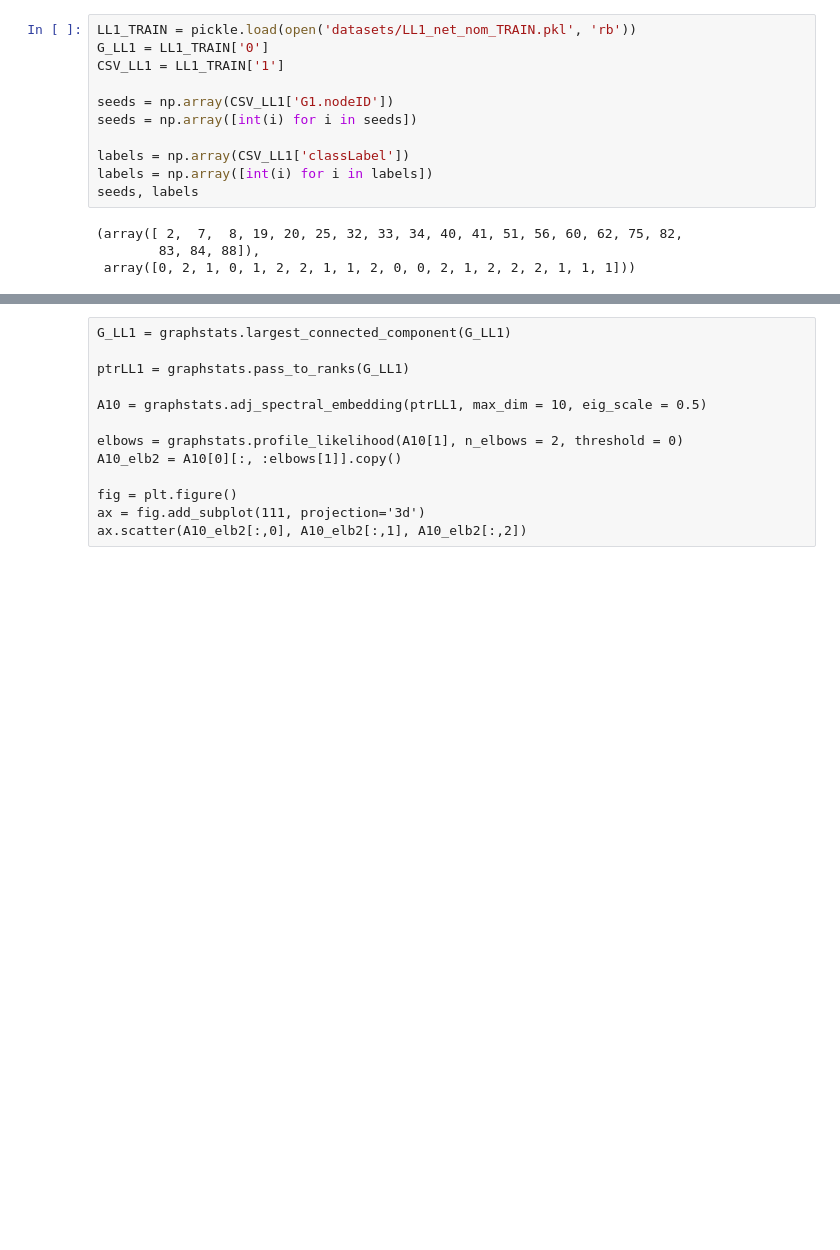
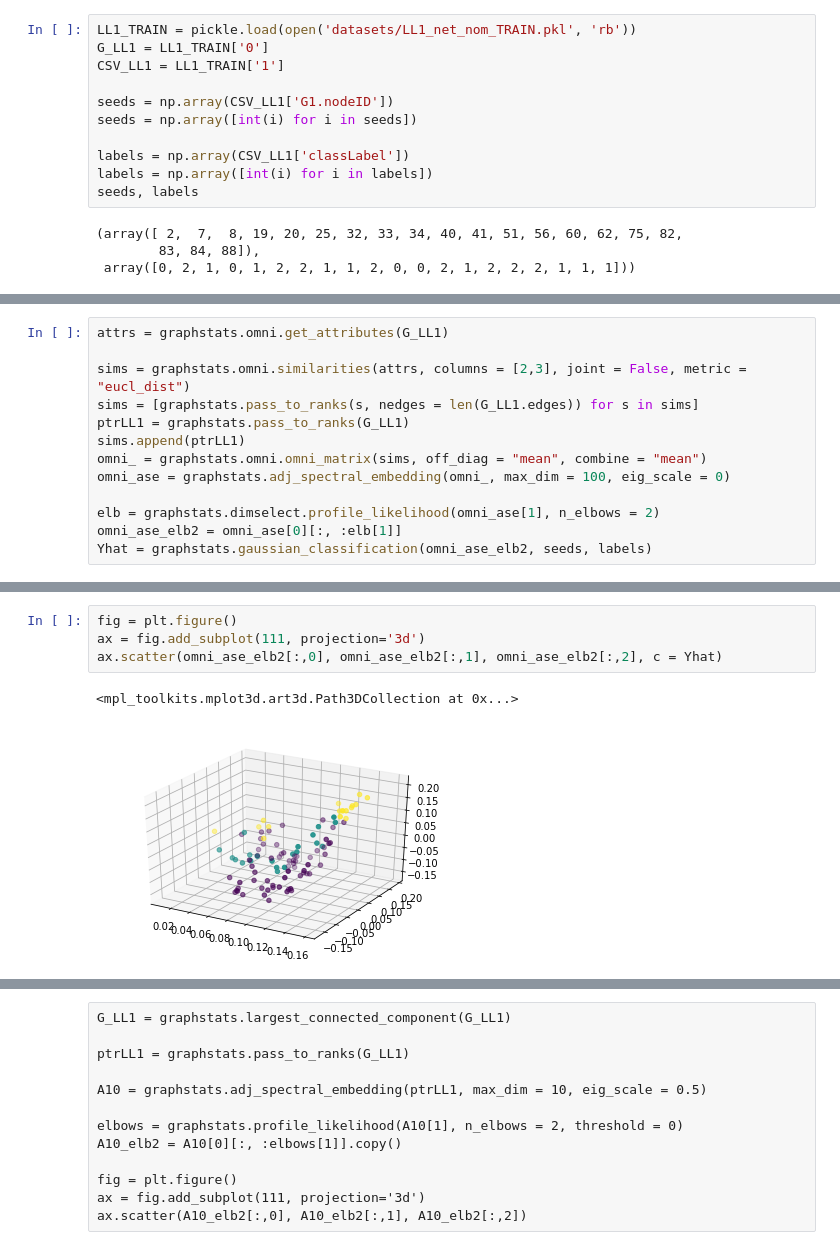
Before and after one commit to hhelm10/graphstats, a Jupyter notebook: Demo.ipynb, the cells around one changed output, grey strips where cells are left out. Cells and saved outputs as stored; diff of their text form; blank space fills up the shorter version.

Commit message:
updating priors using edge weights

```diff
--- a/Demo.ipynb
+++ b/Demo.ipynb
@@ -68,0 +45,13 @@ int('test')
+# %%
+attrs = graphstats.omni.get_attributes(G_LL1)
+
+sims = graphstats.omni.similarities(attrs, columns = [2,3], joint = False, metric = "eucl_dist")
+sims = [graphstats.pass_to_ranks(s, nedges = len(G_LL1.edges)) for s in sims]
+ptrLL1 = graphstats.pass_to_ranks(G_LL1)
+sims.append(ptrLL1)
+omni_ = graphstats.omni.omni_matrix(sims, off_diag = "mean", combine = "mean")
+omni_ase = graphstats.adj_spectral_embedding(omni_, max_dim = 100, eig_scale = 0)
+
+elb = graphstats.dimselect.profile_likelihood(omni_ase[1], n_elbows = 2)
+omni_ase_elb2 = omni_ase[0][:, :elb[1]]
+Yhat = graphstats.gaussian_classification(omni_ase_elb2, seeds, labels)
@@ -69,3 +67,10 @@ int('test')
+# %%
+fig = plt.figure()
+ax = fig.add_subplot(111, projection='3d')
+ax.scatter(omni_ase_elb2[:,0], omni_ase_elb2[:,1], omni_ase_elb2[:,2], c = Yhat)
+# %% [output]
+<mpl_toolkits.mplot3d.art3d.Path3DCollection at 0x...>
+[figure, added]
 # %%
 test = ['0', '1', '2', '3']
 test_df = pd.DataFrame(data = data, columns = test)
```
Also changed, not shown: parts of 5 cells of this notebook, 3 other files.
